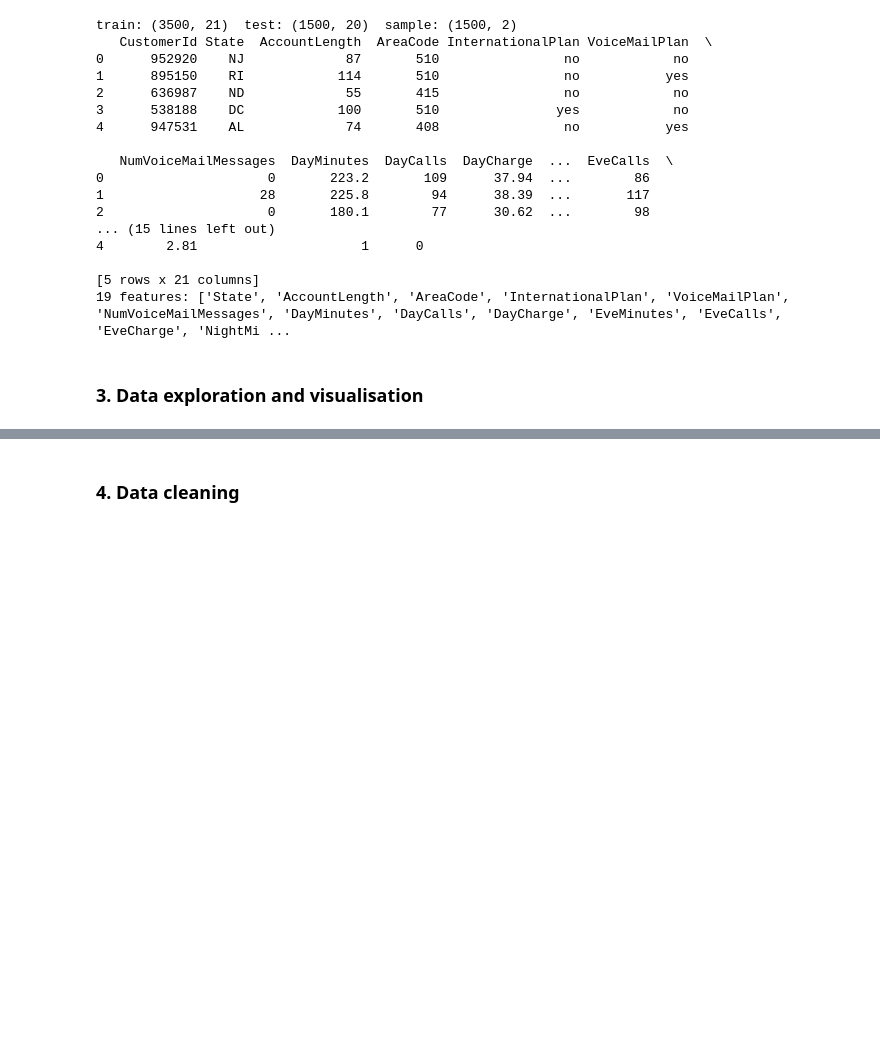
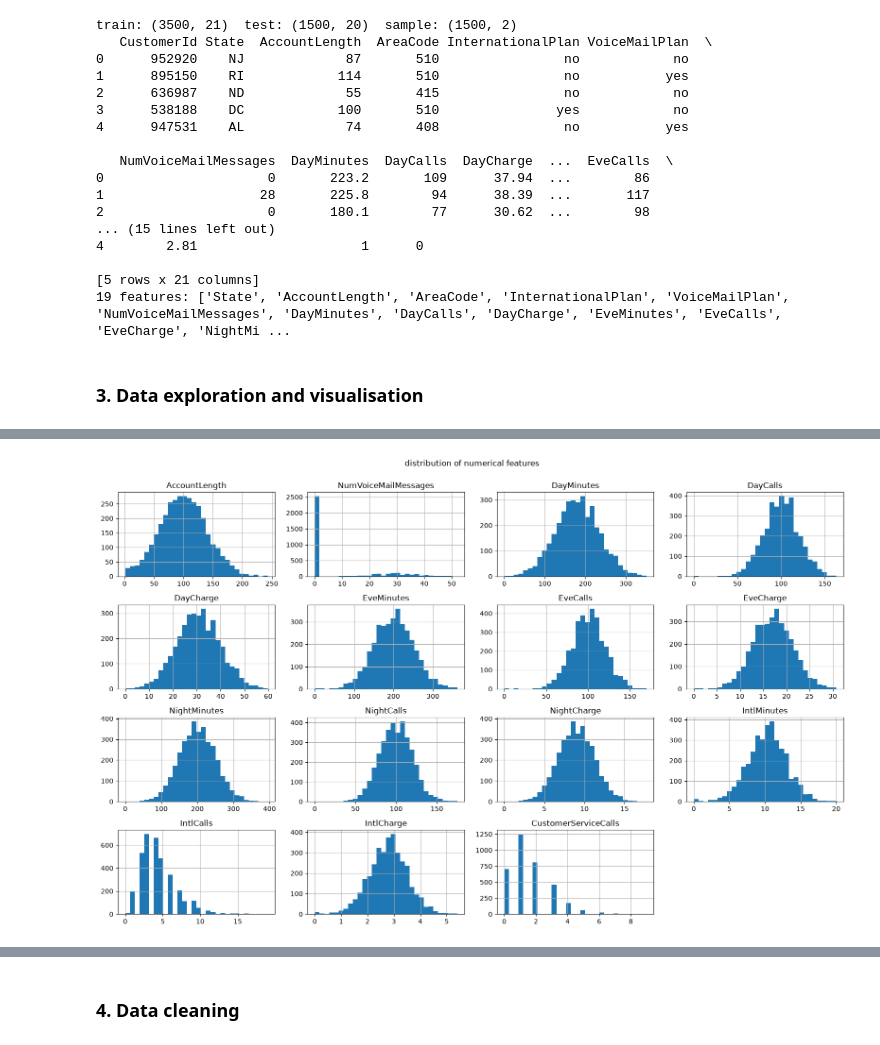
Before and after one commit to kacoew/DAT200-CAs, a Jupyter notebook: CA04_26H/CA4_Group6.ipynb.ipynb, the cells around one changed output, grey strips where cells are left out. Drawn from its saved outputs; the diff is of its cells as text; code cells hidden in the pictures; blank space fills up the shorter version.

```diff
--- a/CA04_26H/CA4_Group6.ipynb.ipynb
+++ b/CA04_26H/CA4_Group6.ipynb.ipynb
@@ -144,0 +169,14 @@ plt.show()
+# %%
+# inspecting datatypes and featueres
+for col in train.columns:
+    print(col, train[col].dtype, train[col].nunique()) # train[col].nunique() counts the distict values in the column
+# AreaCode: categorical with integer datatype, 3 categories (408, 415, 510)
+
+# Define categorical features
+categorical_features = ["State", "AreaCode", "InternationalPlan", "VoiceMailPlan"]
+
+# Define numerical features
+numeric_features = []
+for col in train.columns:
+    if col not in categorical_features + ["CustomerId", "Churn"]:
+        numeric_features.append(col)
@@ -144,0 +201,12 @@ plt.show()
+# %%
+# Visualize the distribution of numerical features
+train[numeric_features].hist(figsize=(16, 10), bins=30)
+
+plt.suptitle("Distribution of numerical features", y=1.00)
+plt.tight_layout()
+plt.show()
+
+# many 0 values in NumVoiceMailMessages
+# IntlCalls & CustomerServiceCalls are right-skwed
+# %% [output]
+[figure, added]
```
Also changed, not shown: parts of 7 cells of this notebook.
